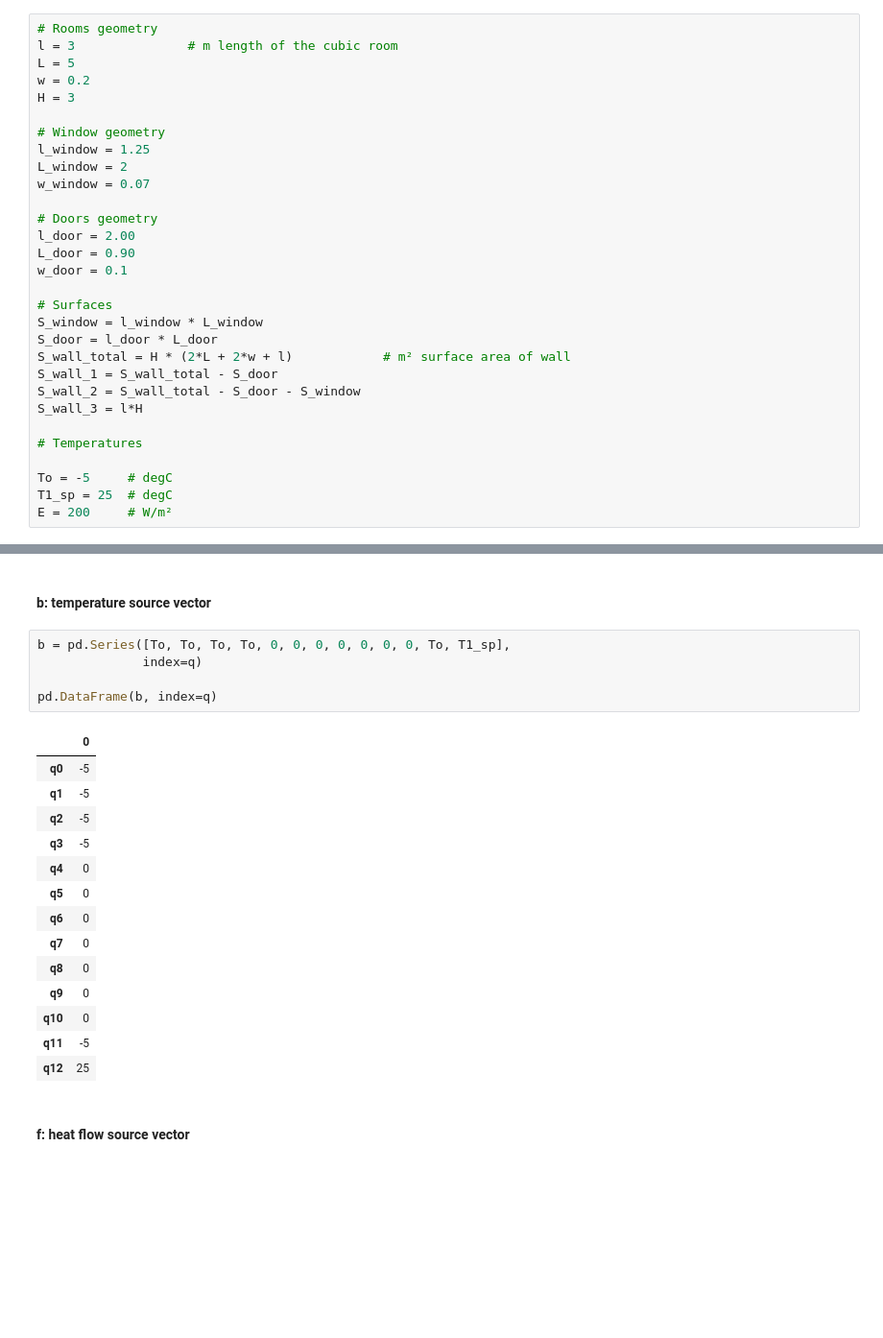
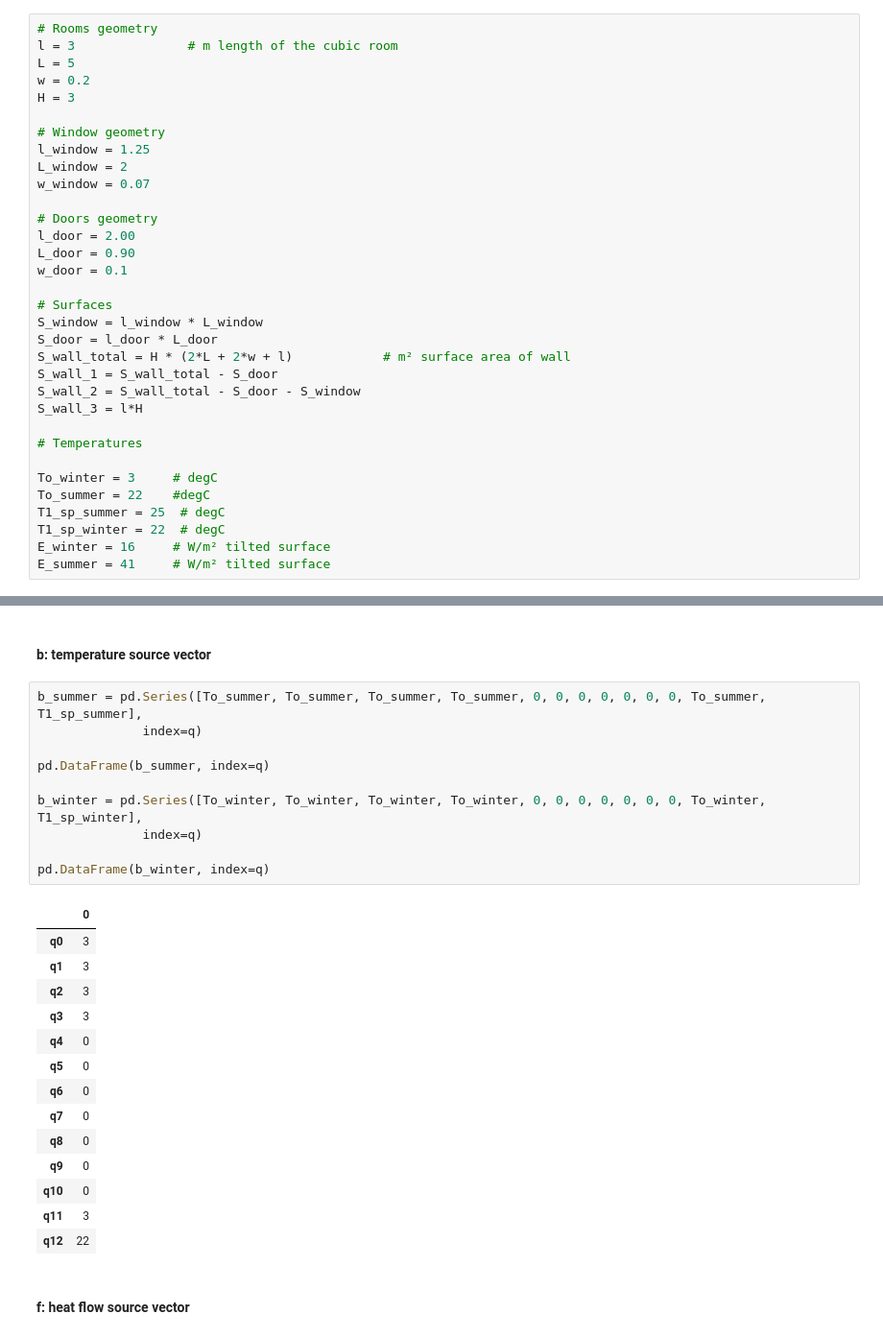
Before and after one commit to dm4bem/thermal-building-model-super-team, a Jupyter notebook: Assignment1_Gustmann_Rahman_Silva_Uddin.ipynb, the cells around one changed output, grey strips where cells are left out. Shown at 96% size. Drawn from its saved outputs; the diff is of its cells as text; blank space fills up the shorter version.

```diff
--- a/Assignment1_Gustmann_Rahman_Silva_Uddin.ipynb
+++ b/Assignment1_Gustmann_Rahman_Silva_Uddin.ipynb
@@ -30,9 +30,12 @@ S_wall_3 = l*H
 
 # Temperatures
 
-To = -5     # degC
-T1_sp = 25  # degC
-E = 200     # W/m²
+To_winter = 3     # degC
+To_summer = 22    #degC
+T1_sp_summer = 25  # degC
+T1_sp_winter = 22  # degC
+E_winter = 16     # W/m² tilted surface
+E_summer = 41     # W/m² tilted surface
 # %%
 air = {'Density': 1.2,                      # kg/m³
        'Specific heat': 1000}               # J/(kg·K)
@@ -318,16 +321,21 @@ pd.DataFrame(G, index=q)
 # %% [markdown]
 #### b: temperature source vector
 # %%
-b = pd.Series([To, To, To, To, 0, 0, 0, 0, 0, 0, 0, To, T1_sp],
+b_summer = pd.Series([To_summer, To_summer, To_summer, To_summer, 0, 0, 0, 0, 0, 0, 0, To_summer, T1_sp_summer],
               index=q)
 
-pd.DataFrame(b, index=q)
+pd.DataFrame(b_summer, index=q)
+
+b_winter = pd.Series([To_winter, To_winter, To_winter, To_winter, 0, 0, 0, 0, 0, 0, 0, To_winter, T1_sp_winter],
+              index=q)
+
+pd.DataFrame(b_winter, index=q)
 # %% [output]
 |  | 0 |
-| q0 | -5 |
-| q1 | -5 |
-| q2 | -5 |
-| q3 | -5 |
+| q0 | 3 |
+| q1 | 3 |
+| q2 | 3 |
+| q3 | 3 |
 | q4 | 0 |
 | q5 | 0 |
 | q6 | 0 |
@@ -335,8 +343,8 @@ pd.DataFrame(b, index=q)
 | q8 | 0 |
 | q9 | 0 |
 | q10 | 0 |
-| q11 | -5 |
-| q12 | 25 |
+| q11 | 3 |
+| q12 | 22 |
 # %% [markdown]
 #### f: heat flow source vector
 # %%
```
Also changed, not shown: parts of 5 cells of this notebook.
